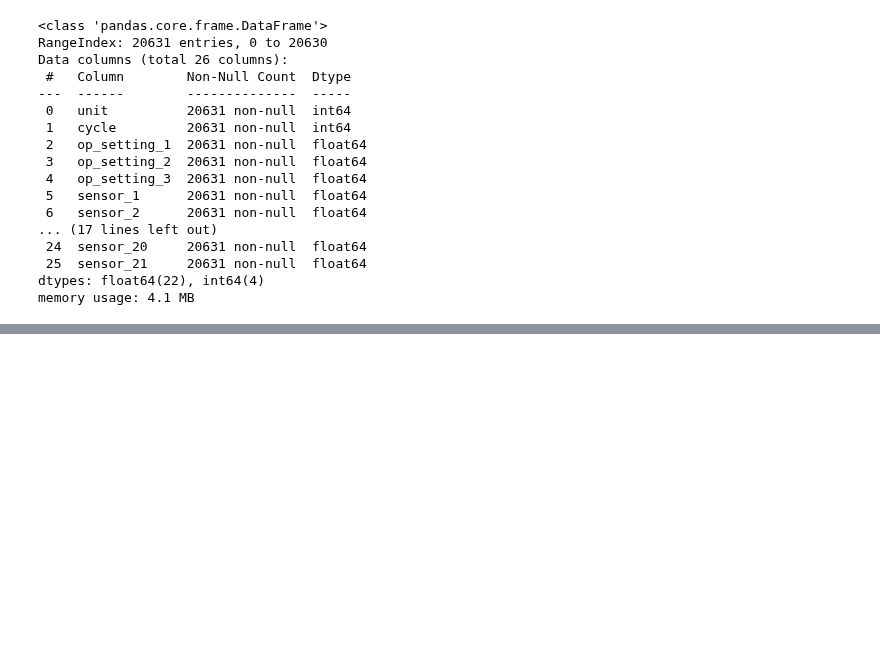
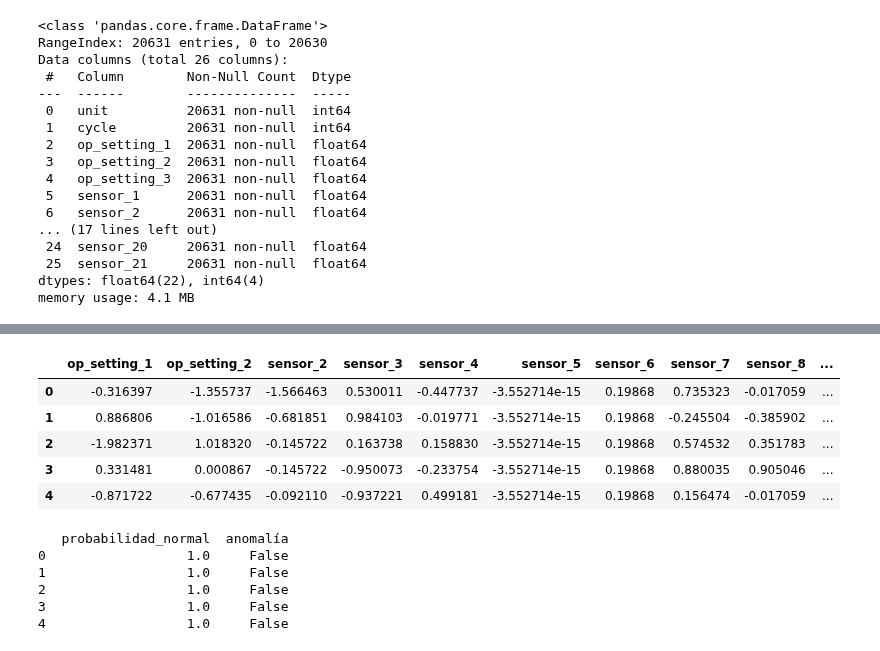
Before and after one commit to JuanPabloRodriguezC/rec_patrones_lab, a Jupyter notebook: Proyecto3/anomaly_detection_aero-engines.ipynb, the cells around one changed output, grey strips where cells are left out. Saved outputs shown, nothing was run; the diff lists cells and outputs as text; code cells hidden in the pictures; blank space fills up the shorter version.

```diff
--- a/Proyecto3/anomaly_detection_aero-engines.ipynb
+++ b/Proyecto3/anomaly_detection_aero-engines.ipynb
@@ -141,0 +179,34 @@ units = train_df['unit'].nunique()
+# %%
+df_aug.head()
+# %% [output]
+|  | op_setting_1 | op_setting_2 | sensor_2 | sensor_3 | sensor_4 | sensor_5 | sensor_6 | sensor_7 | sensor_8 | ... |
+| 0 | -0.316397 | -1.355737 | -1.566463 | 0.530011 | -0.447737 | -3.552714e-15 | 0.19868 | 0.735323 | -0.017059 | ... |
+| 1 | 0.886806 | -1.016586 | -0.681851 | 0.984103 | -0.019771 | -3.552714e-15 | 0.19868 | -0.245504 | -0.385902 | ... |
+| 2 | -1.982371 | 1.018320 | -0.145722 | 0.163738 | 0.158830 | -3.552714e-15 | 0.19868 | 0.574532 | 0.351783 | ... |
+| 3 | 0.331481 | 0.000867 | -0.145722 | -0.950073 | -0.233754 | -3.552714e-15 | 0.19868 | 0.880035 | 0.905046 | ... |
+| 4 | -0.871722 | -0.677435 | -0.092110 | -0.937221 | 0.499181 | -3.552714e-15 | 0.19868 | 0.156474 | -0.017059 | ... |
+# %%
+from sklearn.mixture import GaussianMixture
+
+# Crear el modelo GMM
+gmm = GaussianMixture(n_components=1, random_state=42)
+
+gmm.fit(df_aug)
+
+y_prob = gmm.predict_proba(df_aug)
+
+# Evaluar el resultado
+df_good = pd.DataFrame(df_aug, columns=df_st.columns)
+df_good['probabilidad_normal'] = y_prob.max(axis=1)
+
+# Visualizar las probabilidades de normalidad
+df_good['anomalía'] = df_good['probabilidad_normal'] < 0.5
+
+print(df_good[['probabilidad_normal', 'anomalía']].head())
+# %% [output]
+   probabilidad_normal  anomalía
+0                  1.0     False
+1                  1.0     False
+2                  1.0     False
+3                  1.0     False
+4                  1.0     False
```
Also changed, not shown: parts of 10 cells of this notebook, 1 other file.
